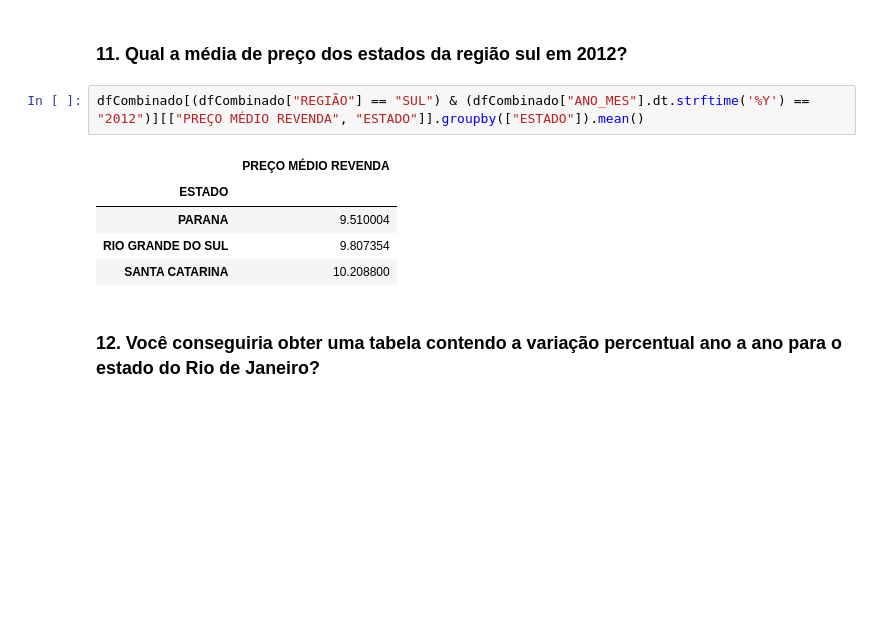
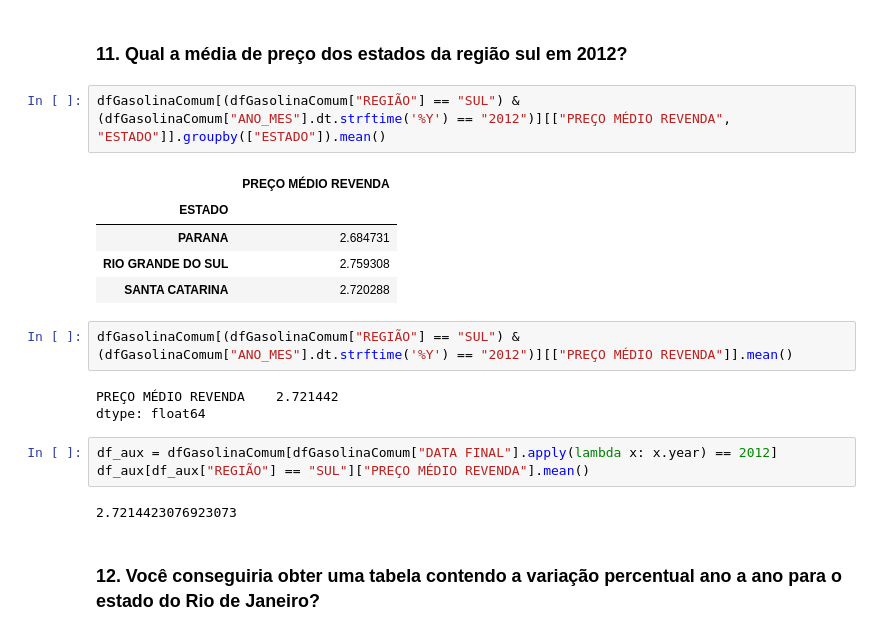
Before and after one commit to profmatheuspassos/analise-dados-pandas-sql, a Jupyter notebook: 4-analise-precos-gasolina-BR/exercicios-pandas.ipynb, the cells around one changed output. Drawn from its saved outputs; the diff is of its cells as text; blank space fills up the shorter version.

```diff
--- a/4-analise-precos-gasolina-BR/exercicios-pandas.ipynb
+++ b/4-analise-precos-gasolina-BR/exercicios-pandas.ipynb
@@ -249,12 +273,22 @@ resultado
 # %% [markdown]
 ### 11. Qual a média de preço dos estados da região sul em 2012?
 # %%
-dfCombinado[(dfCombinado["REGIÃO"] == "SUL") & (dfCombinado["ANO_MES"].dt.strftime('%Y') == "2012")][["PREÇO MÉDIO REVENDA", "ESTADO"]].groupby(["ESTADO"]).mean()
+dfGasolinaComum[(dfGasolinaComum["REGIÃO"] == "SUL") & (dfGasolinaComum["ANO_MES"].dt.strftime('%Y') == "2012")][["PREÇO MÉDIO REVENDA", "ESTADO"]].groupby(["ESTADO"]).mean()
 # %% [output]
 |  | PREÇO MÉDIO REVENDA |
 | ESTADO |  |
-| PARANA | 9.510004 |
-| RIO GRANDE DO SUL | 9.807354 |
-| SANTA CATARINA | 10.208800 |
+| PARANA | 2.684731 |
+| RIO GRANDE DO SUL | 2.759308 |
+| SANTA CATARINA | 2.720288 |
+# %%
+dfGasolinaComum[(dfGasolinaComum["REGIÃO"] == "SUL") & (dfGasolinaComum["ANO_MES"].dt.strftime('%Y') == "2012")][["PREÇO MÉDIO REVENDA"]].mean()
+# %% [output]
+PREÇO MÉDIO REVENDA    2.721442
+dtype: float64
+# %%
+df_aux = dfGasolinaComum[dfGasolinaComum["DATA FINAL"].apply(lambda x: x.year) == 2012]
+df_aux[df_aux["REGIÃO"] == "SUL"]["PREÇO MÉDIO REVENDA"].mean()
+# %% [output]
+2.7214423076923073
 # %% [markdown]
 ### 12. Você conseguiria obter uma tabela contendo a variação percentual ano a ano para o estado do Rio de Janeiro?
```
Also changed, not shown: parts of 6 cells of this notebook.
